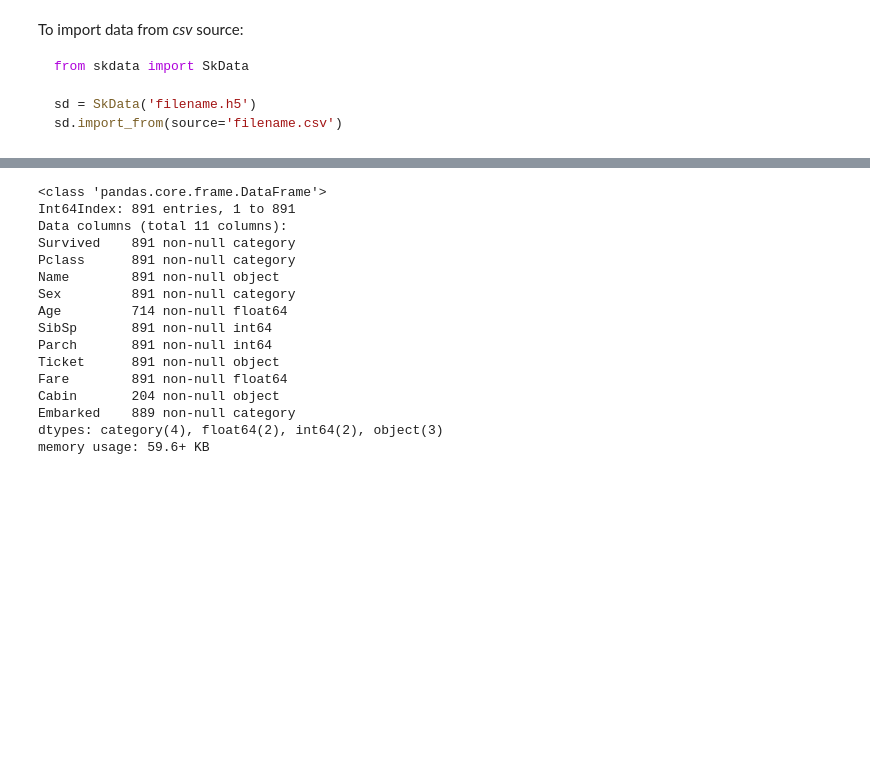
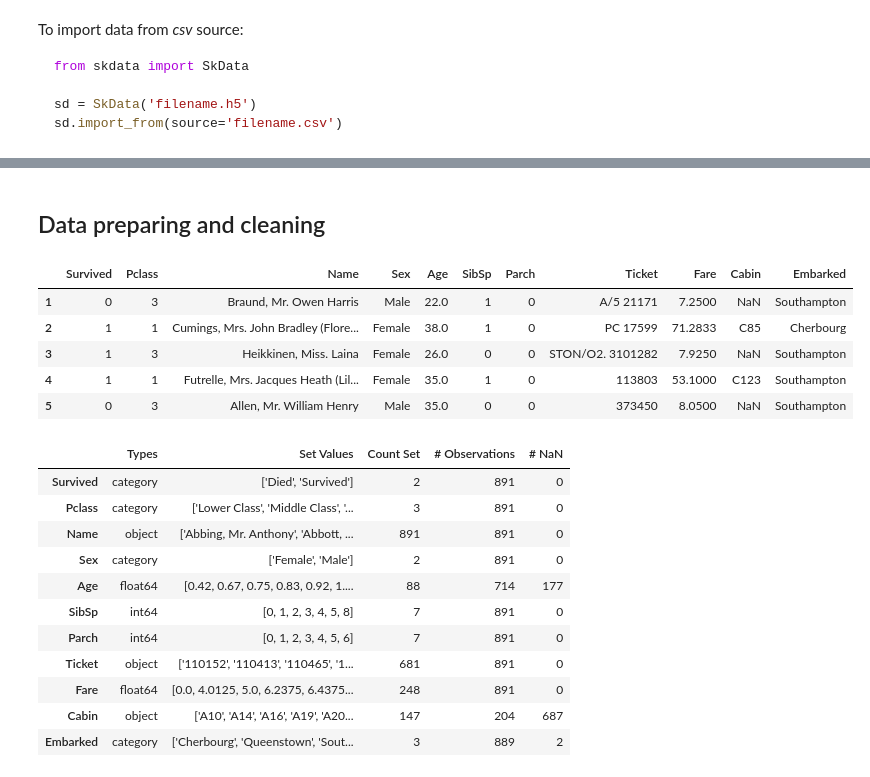
Before and after one commit to osl-pocs/skdata, a Jupyter notebook: notebooks/SkData.ipynb, the cells around one changed output, grey strips where cells are left out. Saved outputs shown, nothing was run; the diff lists cells and outputs as text; code cells hidden in the pictures; blank space fills up the shorter version.

```diff
--- a/notebooks/SkData.ipynb
+++ b/notebooks/SkData.ipynb
@@ -69,25 +65,40 @@ memory usage: 83.5+ KB
+# %% [markdown]
+## Data preparing and cleaning
+# %%
+sd['train']['Sex'].replace({'male': 'Male', 'female': 'Female'})
+sd['train']['Embarked'].replace({
+    'C': 'Cherbourg', 'Q': 'Queenstown', 'S': 'Southampton'
+})
+
+sd['train'].compute()
+sd['train'].computed.head()
+# %% [output]
+|  | Survived | Pclass | Name | Sex | Age | SibSp | Parch | Ticket | Fare | Cabin | Embarked |
+| 1 | 0 | 3 | Braund, Mr. Owen Harris | Male | 22.0 | 1 | 0 | A/5 21171 | 7.2500 | NaN | Southampton |
+| 2 | 1 | 1 | Cumings, Mrs. John Bradley (Flore... | Female | 38.0 | 1 | 0 | PC 17599 | 71.2833 | C85 | Cherbourg |
+| 3 | 1 | 3 | Heikkinen, Miss. Laina | Female | 26.0 | 0 | 0 | STON/O2. 3101282 | 7.9250 | NaN | Southampton |
+| 4 | 1 | 1 | Futrelle, Mrs. Jacques Heath (Lil... | Female | 35.0 | 1 | 0 | 113803 | 53.1000 | C123 | Southampton |
+| 5 | 0 | 3 | Allen, Mr. William Henry | Male | 35.0 | 0 | 0 | 373450 | 8.0500 | NaN | Southampton |
 # %%
-sd.categorize(dset_id='train', col_name='Pclass')
-sd.categorize(dset_id='train', col_name='Survived')
-sd.categorize(dset_id='train', col_name='Sex')
-sd.categorize(dset_id='train', col_name='Embarked')
+survived_dict = {0: 'Died', 1: 'Survived'}
+pclass_dict = {1: 'Upper Class', 2: 'Middle Class', 3: 'Lower Class'}
 
-df = sd.compute('train')
-df.info()
+sd['train'].categorize(col_name='Pclass', categories=pclass_dict)
+sd['train'].categorize(col_name='Survived', categories=survived_dict)
+sd['train'].categorize(col_name='Sex')
+sd['train'].categorize(col_name='Embarked')
+
+sd['train'].summary(compute=True)
 # %% [output]
-<class 'pandas.core.frame.DataFrame'>
-Int64Index: 891 entries, 1 to 891
-Data columns (total 11 columns):
-Survived    891 non-null category
-Pclass      891 non-null category
-Name        891 non-null object
-Sex         891 non-null category
-Age         714 non-null float64
-SibSp       891 non-null int64
-Parch       891 non-null int64
-Ticket      891 non-null object
-Fare        891 non-null float64
-Cabin       204 non-null object
-Embarked    889 non-null category
-dtypes: category(4), float64(2), int64(2), object(3)
-memory usage: 59.6+ KB
+|  | Types | Set Values | Count Set | # Observations | # NaN |
+| Survived | category | ['Died', 'Survived'] | 2 | 891 | 0 |
+| Pclass | category | ['Lower Class', 'Middle Class', '... | 3 | 891 | 0 |
+| Name | object | ['Abbing, Mr. Anthony', 'Abbott, ... | 891 | 891 | 0 |
+| Sex | category | ['Female', 'Male'] | 2 | 891 | 0 |
+| Age | float64 | [0.42, 0.67, 0.75, 0.83, 0.92, 1.... | 88 | 714 | 177 |
+| SibSp | int64 | [0, 1, 2, 3, 4, 5, 8] | 7 | 891 | 0 |
+| Parch | int64 | [0, 1, 2, 3, 4, 5, 6] | 7 | 891 | 0 |
+| Ticket | object | ['110152', '110413', '110465', '1... | 681 | 891 | 0 |
+| Fare | float64 | [0.0, 4.0125, 5.0, 6.2375, 6.4375... | 248 | 891 | 0 |
+| Cabin | object | ['A10', 'A14', 'A16', 'A19', 'A20... | 147 | 204 | 687 |
+| Embarked | category | ['Cherbourg', 'Queenstown', 'Sout... | 3 | 889 | 2 |
```
Also changed, not shown: parts of 11 cells of this notebook, 2 other files.
